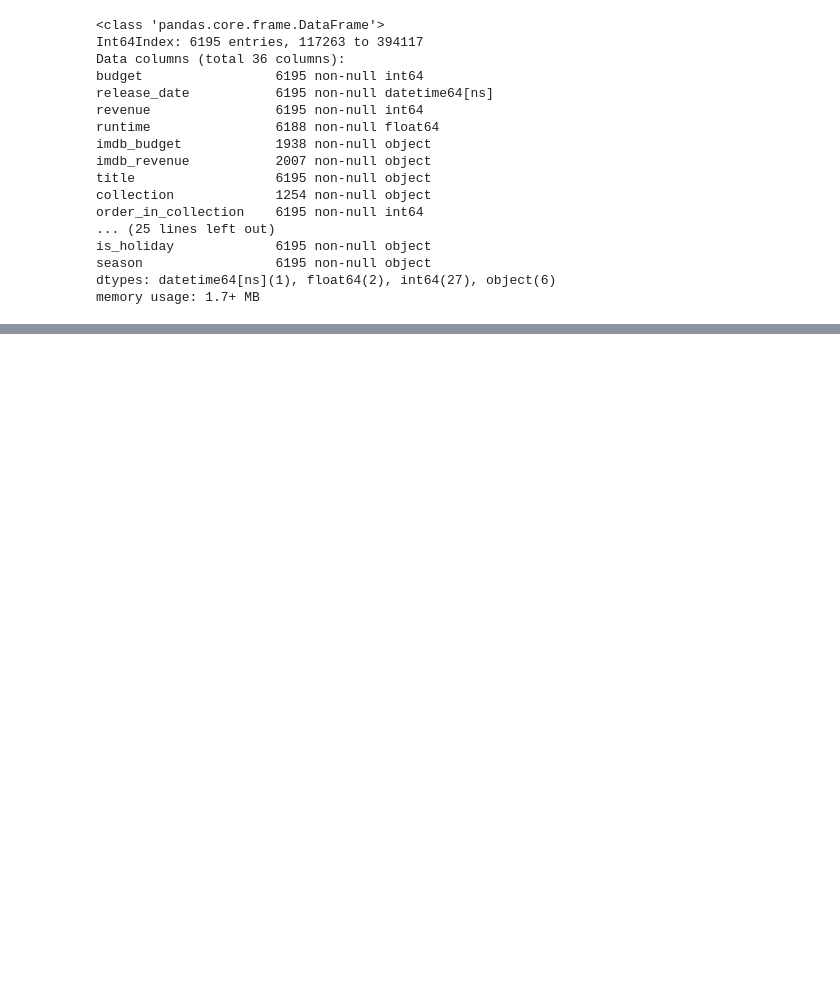
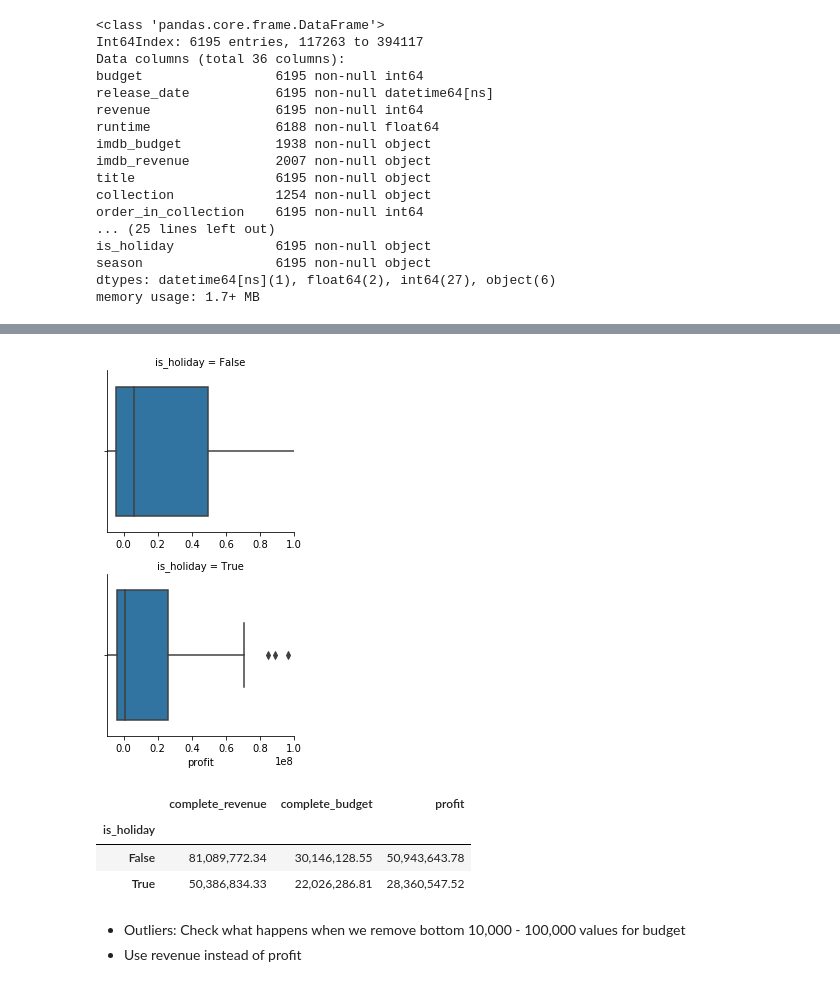
Before and after one commit to abew16/Data-Science-Bootcamp, a Jupyter notebook: Unit 3/Capstone/Predicting Movie Revenue.ipynb, the cells around one changed output, grey strips where cells are left out. Cells and saved outputs as stored; diff of their text form; code cells hidden in the pictures; blank space fills up the shorter version.

```diff
--- a/Unit 3/Capstone/Predicting Movie Revenue.ipynb
+++ b/Unit 3/Capstone/Predicting Movie Revenue.ipynb
@@ -310,0 +327,16 @@ plt.show()
+# %%
+g = sns.FacetGrid(df[['is_holiday','complete_revenue','complete_budget','profit']],row='is_holiday')
+g.map(sns.boxplot, 'profit')
+plt.xlim(-10000000,100000000)
+plt.show()
+
+df.groupby('is_holiday').mean()[['complete_revenue','complete_budget','profit']]
+# %% [output]
+[figure, added]
+|  | complete_revenue | complete_budget | profit |
+| is_holiday |  |  |  |
+| False | 81,089,772.34 | 30,146,128.55 | 50,943,643.78 |
+| True | 50,386,834.33 | 22,026,286.81 | 28,360,547.52 |
+# %% [markdown]
+- Outliers: Check what happens when we remove bottom 10,000 - 100,000 values for budget
+- Use revenue instead of profit
```
Also changed, not shown: parts of 14 cells of this notebook.
